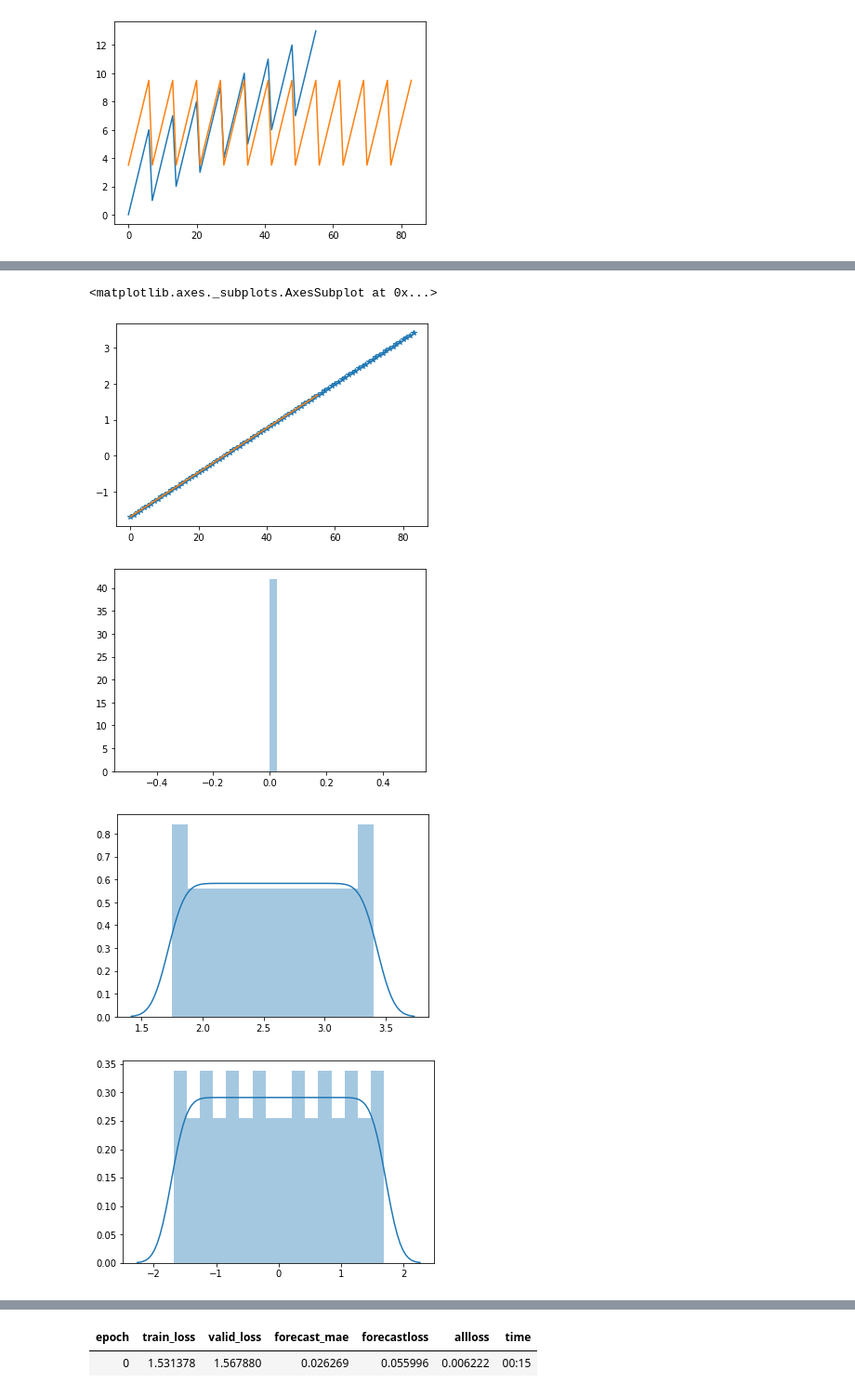
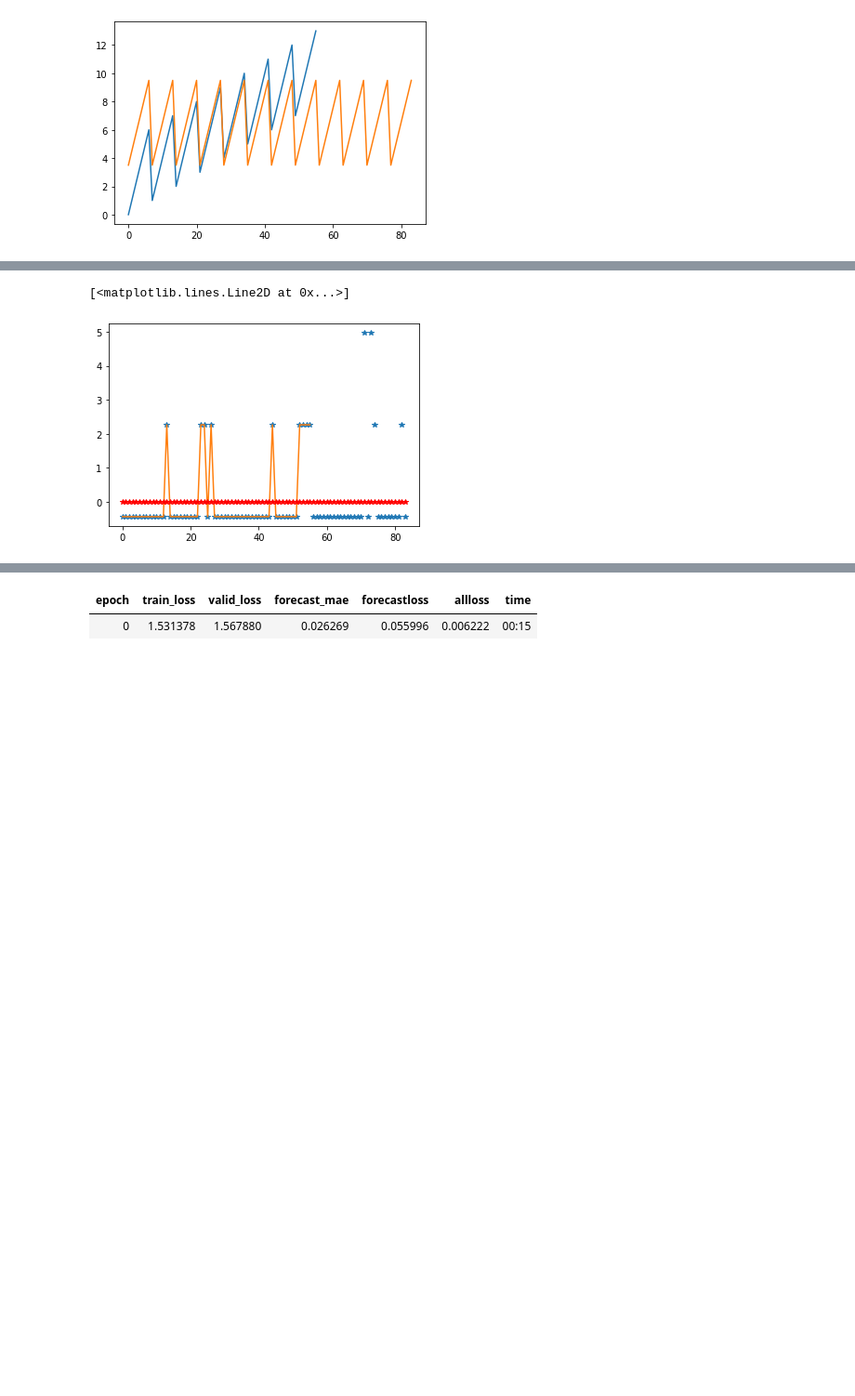
Before and after one commit to takotab/fastseq, a Jupyter notebook: nbs/11_model.base.ipynb, the cells around one changed output, grey strips where cells are left out. Shown at 93% size. Saved outputs shown, nothing was run; the diff lists cells and outputs as text; code cells hidden in the pictures; blank space fills up the shorter version.

```diff
--- a/nbs/11_model.base.ipynb
+++ b/nbs/11_model.base.ipynb
@@ -84,8 +76,8 @@ path = path[0].parent
 # %%
-lookback, horizon = 5, 2
+lookback, horizon = 28*2, 28
 
-dl = MTSDataLoaders.from_m5_path(path, 'x', horizon = horizon, lookback = lookback, step = 7,
-                                  train_start = 0, verbose = True,
+dl = MTSDataLoaders.from_m5_path(path, 'sales', horizon = horizon, lookback = lookback, step = 28,
+                                  train_start = 1500, verbose = True,
 #                                  procs = [DateProc(path, 'date')]
 #                                   after_batch = [NormalizeSeqMulti(n_its=5,skip=[5])]
                                  )
@@ -275,7 +252,7 @@ def SeqTabLearner(dls, layers=None,metrics=None, emb_szs=None, emb_szs_ts=None,
     dls.train.shuffle = True
     model = SeqTabConv(dls.train.horizon, dls.train.lookback, emb_szs = emb_szs, emb_szs_ts=emb_szs_ts,
                        layers = layers)
-    return Learner(dls, model, loss_func = ForcastLoss(F.mse_loss,28*2), opt_func= ranger,
+    return Learner(dls, model, loss_func = ForcastLoss(F.mse_loss,28*2), opt_func= Adam,
                    metrics=L(metrics)+L(LossPart(28*2,28*3,'forecast_mae',loss_func=mae),
                                         LossPart(28*2,28*3,'forecastloss',loss_func=F.mse_loss),
                                         LossPart(0,28*3,'allloss',loss_func=F.mse_loss)
@@ -297,5 +277,5 @@ learn.lr_find()
 # %%
-learn.fit(10, 1e-1)
+learn.fit(1, 1e-2, wd = .01)
 learn.recorder.plot_loss()
 # %% [output]
 | epoch | train_loss | valid_loss | forecast_mae | forecastloss | allloss | time |
@@ -313,5 +284,5 @@ learn.recorder.plot_loss()
 # %%
-learn.fit(1, 1e-2)
+learn.fit(1, 1e-4, wd = .01)
 learn.recorder.plot_loss()
 # %% [output]
 | epoch | train_loss | valid_loss | forecast_mae | forecastloss | allloss | time |
@@ -320,17 +291,9 @@ learn.recorder.plot_loss()
 # %%
 out = learn.model(*o[:-1])
 import seaborn as sns
 plt.plot(o[-1][0,0].cpu(),'*')
 plt.plot(o[0][0,0].cpu())
-plt.figure()
-sns.distplot(out[:,:,-28:].cpu().detach().numpy())
-plt.figure()
-sns.distplot(o[-1][:,:,-28:].cpu().detach().numpy())
-plt.figure()
-sns.distplot(o[0][:,:,:].cpu().detach().numpy())
+plt.plot(out[0,0].cpu().detach().numpy(),'r*')
 # %% [output]
-<matplotlib.axes._subplots.AxesSubplot at 0x...>
+[<matplotlib.lines.Line2D at 0x...>]
-[figure, old version]
+[figure, new version]
-[figure, removed]
-[figure, removed]
-[figure, removed]
```
Also changed, not shown: parts of 16 cells of this notebook, 9 other files.
